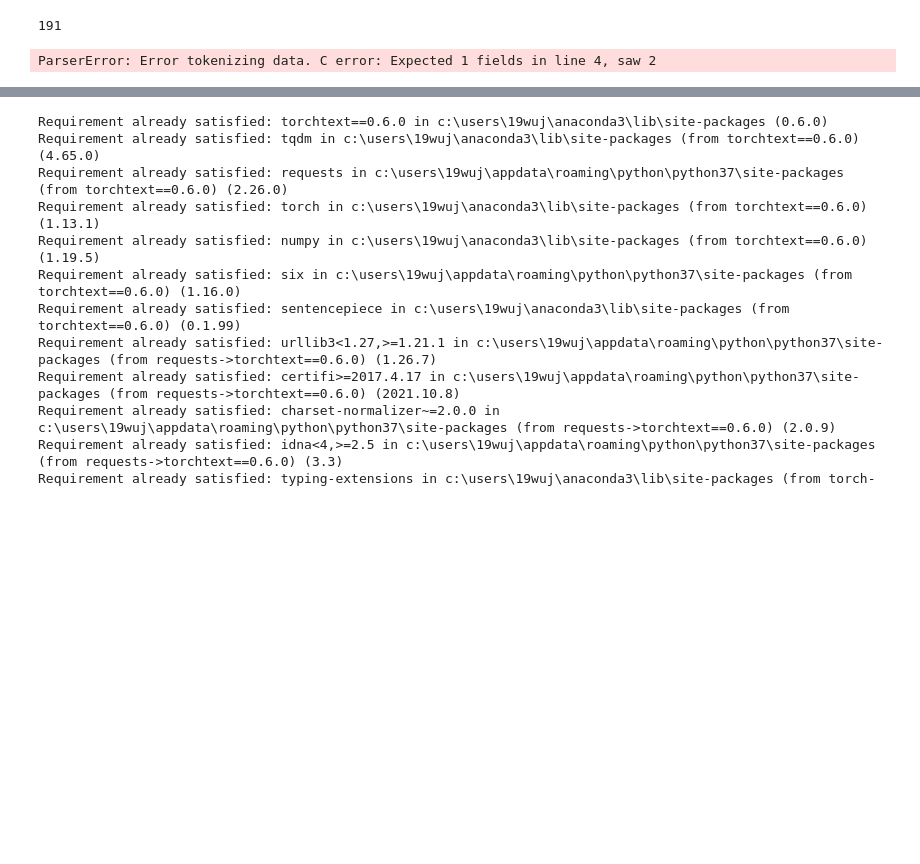
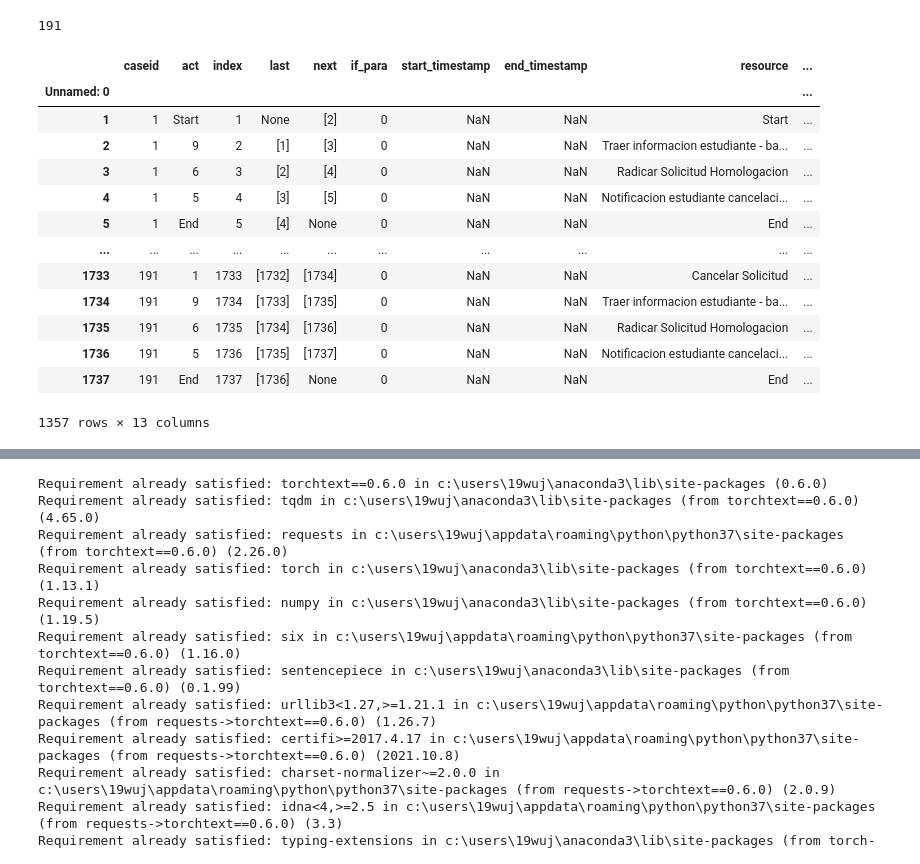
Before and after one commit to wujiani/CoDi, a Jupyter notebook: tabular_datasets/diffu/ConsultaDataMining201618_0.2/attention.ipynb, the cells around one changed output, grey strips where cells are left out. Cells and saved outputs as stored; diff of their text form; code cells hidden in the pictures; blank space fills up the shorter version.

```diff
--- a/tabular_datasets/diffu/ConsultaDataMining201618_0.2/attention.ipynb
+++ b/tabular_datasets/diffu/ConsultaDataMining201618_0.2/attention.ipynb
@@ -431,13 +435,26 @@ len(ia_list)
 # %% [output]
 191
 # %%
-gen = pd.read_csv(r'C:\Users\19wuj\PycharmProjects\CoDi\tabular_datasets\diffu\ConsultaDataMining201618_0.2\gen_sample.csv')
+gen = pd.read_csv(r'C:\Users\19wuj\PycharmProjects\CoDi\tabular_datasets\diffu\ConsultaDataMining201618_0.2\gen_sample_80.csv')
 gen = gen.set_index('Unnamed: 0')
 gen['last'] = gen['last'].map(lambda x: [int(each) for each in x.strip('(').strip(')').split(',')] if x!='None' else x)
 gen['next'] = gen['next'].map(lambda x: [int(each) for each in x.strip('(').strip(')').split(',')] if x!='None' else x)
 gen
 # %% [output]
+|  | caseid | act | index | last | next | if_para | start_timestamp | end_timestamp | resource | ... |
+| Unnamed: 0 |  |  |  |  |  |  |  |  |  | ... |
+| 1 | 1 | Start | 1 | None | [2] | 0 | NaN | NaN | Start | ... |
+| 2 | 1 | 9 | 2 | [1] | [3] | 0 | NaN | NaN | Traer informacion estudiante - ba... | ... |
+| 3 | 1 | 6 | 3 | [2] | [4] | 0 | NaN | NaN | Radicar Solicitud Homologacion | ... |
+| 4 | 1 | 5 | 4 | [3] | [5] | 0 | NaN | NaN | Notificacion estudiante cancelaci... | ... |
+| 5 | 1 | End | 5 | [4] | None | 0 | NaN | NaN | End | ... |
+| ... | ... | ... | ... | ... | ... | ... | ... | ... | ... | ... |
+| 1733 | 191 | 1 | 1733 | [1732] | [1734] | 0 | NaN | NaN | Cancelar Solicitud | ... |
+| 1734 | 191 | 9 | 1734 | [1733] | [1735] | 0 | NaN | NaN | Traer informacion estudiante - ba... | ... |
+| 1735 | 191 | 6 | 1735 | [1734] | [1736] | 0 | NaN | NaN | Radicar Solicitud Homologacion | ... |
+| 1736 | 191 | 5 | 1736 | [1735] | [1737] | 0 | NaN | NaN | Notificacion estudiante cancelaci... | ... |
+| 1737 | 191 | End | 1737 | [1736] | None | 0 | NaN | NaN | End | ... |
-ParserError: Error tokenizing data. C error: Expected 1 fields in line 4, saw 2
+1357 rows × 13 columns
 # %%
 g = pd.DataFrame()
 for key, group in gen.groupby('caseid'):
```
Also changed, not shown: parts of 6 cells of this notebook, 11 other files.
